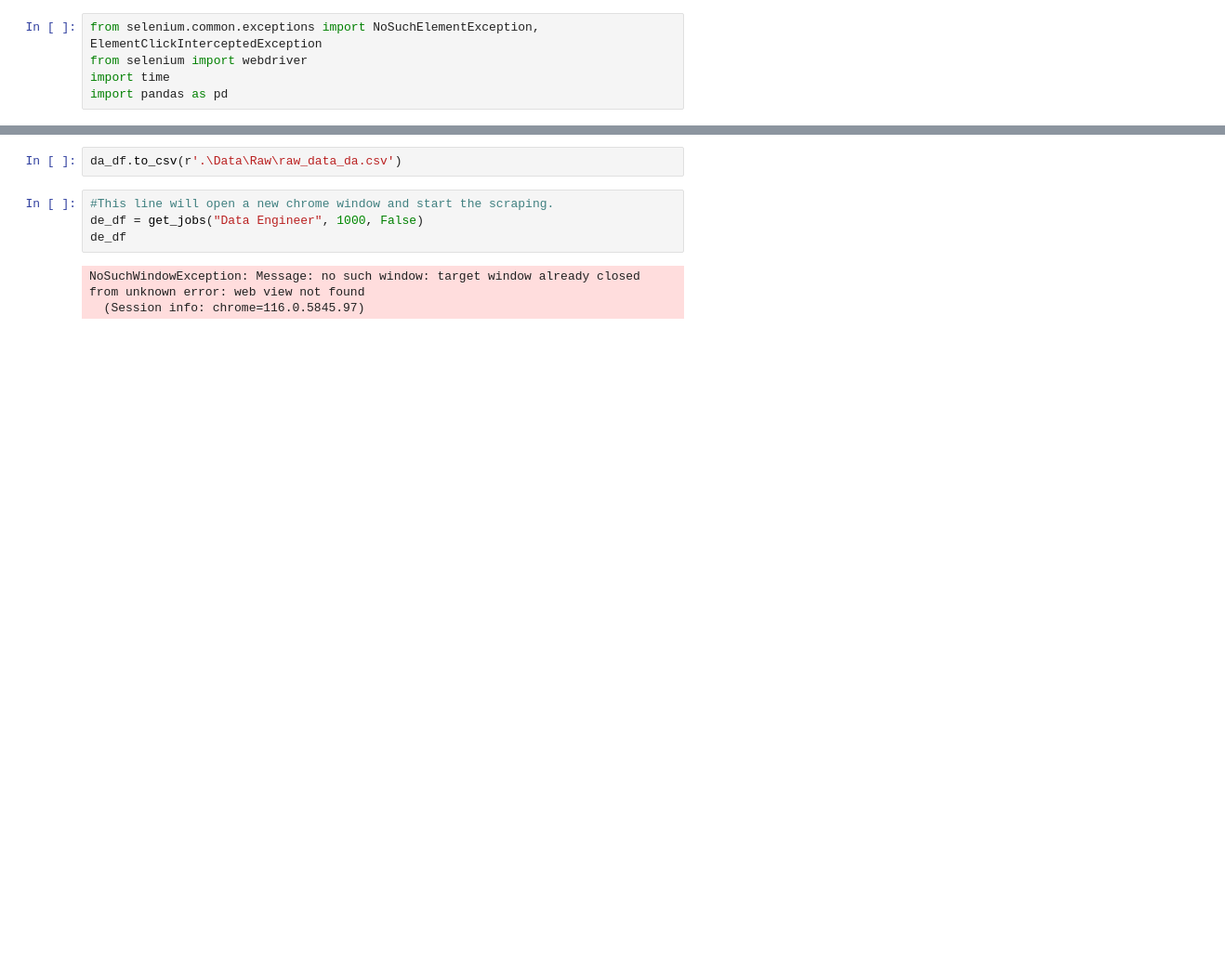
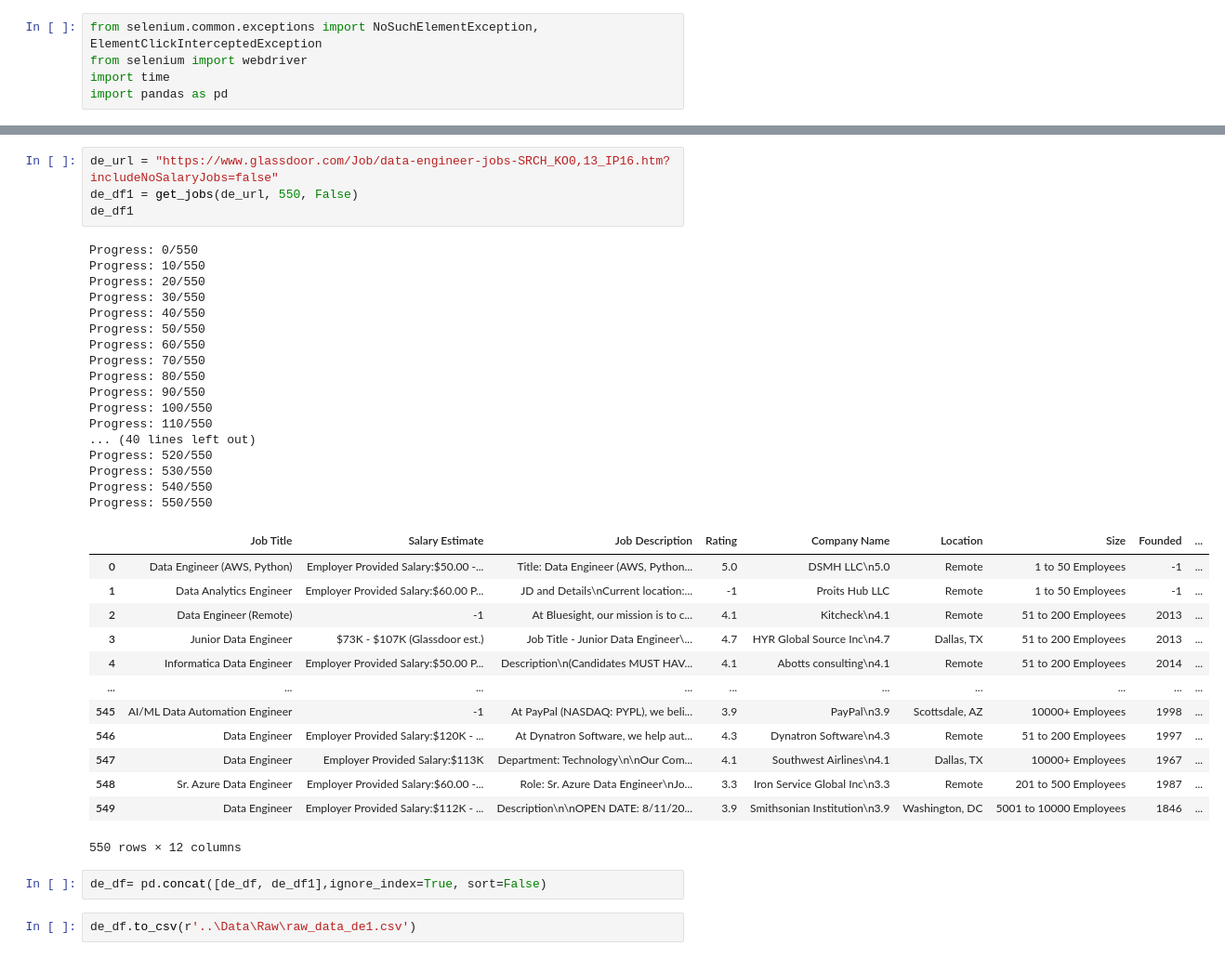
Before and after one commit to AlyAEE/Data-Roles-Salary-Prediction-Project, a Jupyter notebook: Notebooks/01.DataScraping.ipynb, the cells around one changed output, grey strips where cells are left out. Shown: that part at 93% size. Saved outputs shown, nothing was run; the diff lists cells and outputs as text; blank space fills up the shorter version.

```diff
--- a/Notebooks/01.DataScraping.ipynb
+++ b/Notebooks/01.DataScraping.ipynb
@@ -189,10 +242,39 @@ da_df
+# %%
+de_url = "https://www.glassdoor.com/Job/data-engineer-jobs-SRCH_KO0,13_IP16.htm?includeNoSalaryJobs=false"
+de_df1 = get_jobs(de_url, 550, False)
+de_df1
+# %% [output]
+Progress: 0/550
+Progress: 10/550
+Progress: 20/550
+Progress: 30/550
+Progress: 40/550
+Progress: 50/550
+Progress: 60/550
+Progress: 70/550
+Progress: 80/550
+Progress: 90/550
+Progress: 100/550
+Progress: 110/550
+... (40 lines left out)
+Progress: 520/550
+Progress: 530/550
+Progress: 540/550
+Progress: 550/550
+|  | Job Title | Salary Estimate | Job Description | Rating | Company Name | Location | Size | Founded | ... |
+| 0 | Data Engineer (AWS, Python) | Employer Provided Salary:$50.00 -... | Title: Data Engineer (AWS, Python... | 5.0 | DSMH LLC\n5.0 | Remote | 1 to 50 Employees | -1 | ... |
+| 1 | Data Analytics Engineer | Employer Provided Salary:$60.00 P... | JD and Details\nCurrent location:... | -1 | Proits Hub LLC | Remote | 1 to 50 Employees | -1 | ... |
+| 2 | Data Engineer (Remote) | -1 | At Bluesight, our mission is to c... | 4.1 | Kitcheck\n4.1 | Remote | 51 to 200 Employees | 2013 | ... |
+| 3 | Junior Data Engineer | $73K - $107K (Glassdoor est.) | Job Title - Junior Data Engineer\... | 4.7 | HYR Global Source Inc\n4.7 | Dallas, TX | 51 to 200 Employees | 2013 | ... |
+| 4 | Informatica Data Engineer | Employer Provided Salary:$50.00 P... | Description\n(Candidates MUST HAV... | 4.1 | Abotts consulting\n4.1 | Remote | 51 to 200 Employees | 2014 | ... |
+| ... | ... | ... | ... | ... | ... | ... | ... | ... | ... |
+| 545 | AI/ML Data Automation Engineer | -1 | At PayPal (NASDAQ: PYPL), we beli... | 3.9 | PayPal\n3.9 | Scottsdale, AZ | 10000+ Employees | 1998 | ... |
+| 546 | Data Engineer | Employer Provided Salary:$120K - ... | At Dynatron Software, we help aut... | 4.3 | Dynatron Software\n4.3 | Remote | 51 to 200 Employees | 1997 | ... |
+| 547 | Data Engineer | Employer Provided Salary:$113K | Department: Technology\n\nOur Com... | 4.1 | Southwest Airlines\n4.1 | Dallas, TX | 10000+ Employees | 1967 | ... |
+| 548 | Sr. Azure Data Engineer | Employer Provided Salary:$60.00 -... | Role: Sr. Azure Data Engineer\nJo... | 3.3 | Iron Service Global Inc\n3.3 | Remote | 201 to 500 Employees | 1987 | ... |
+| 549 | Data Engineer | Employer Provided Salary:$112K - ... | Description\n\nOPEN DATE: 8/11/20... | 3.9 | Smithsonian Institution\n3.9 | Washington, DC | 5001 to 10000 Employees | 1846 | ... |
+550 rows × 12 columns
+# %%
+de_df= pd.concat([de_df, de_df1],ignore_index=True, sort=False)
 # %%
-da_df.to_csv(r'.\Data\Raw\raw_data_da.csv')
+de_df.to_csv(r'..\Data\Raw\raw_data_de1.csv')
-# %%
-#This line will open a new chrome window and start the scraping.
-de_df = get_jobs("Data Engineer", 1000, False)
-de_df
-# %% [output]
-NoSuchWindowException: Message: no such window: target window already closed
-from unknown error: web view not found
-  (Session info: chrome=116.0.5845.97)
```
Also changed, not shown: parts of 31 cells of this notebook.
